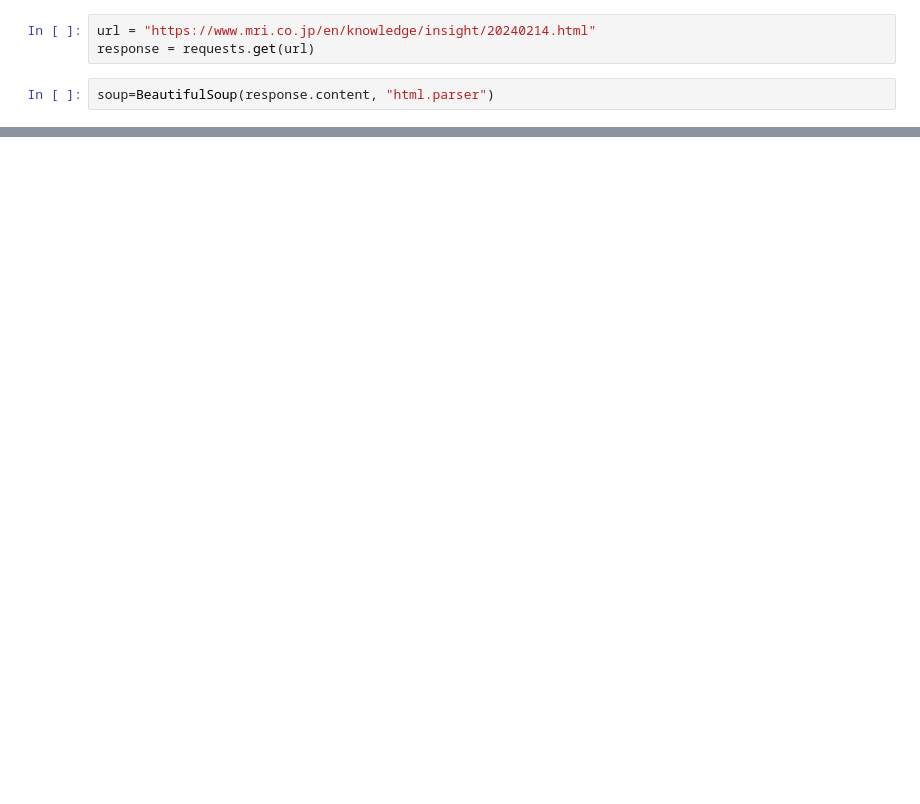
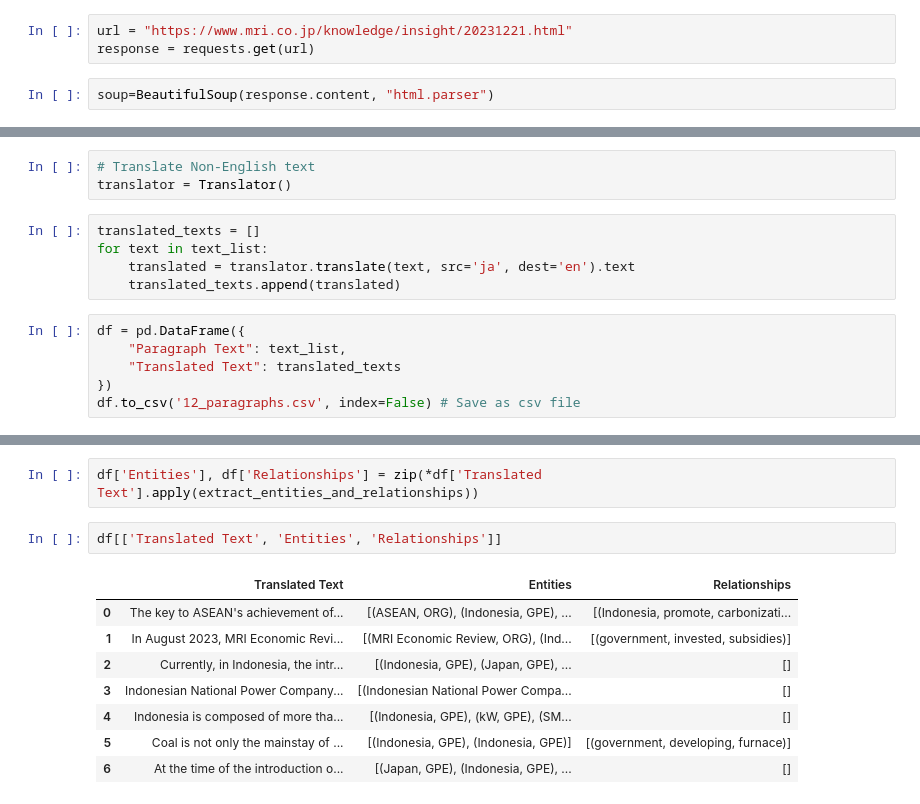
Before and after one commit to Tuandat10/Design-Innovation-Project, a Jupyter notebook: craw_data/Napat/article_12.ipynb, the cells around one changed output, grey strips where cells are left out. Saved outputs shown, nothing was run; the diff lists cells and outputs as text; blank space fills up the shorter version.

```diff
--- a/craw_data/Napat/article_12.ipynb
+++ b/craw_data/Napat/article_12.ipynb
@@ -5,7 +63,7 @@ import pandas as pd
 import spacy
 from spacy import displacy
 # %%
-url = "https://www.mri.co.jp/en/knowledge/insight/20240214.html"
+url = "https://www.mri.co.jp/knowledge/insight/20231221.html"
 response = requests.get(url)
 # %%
 soup=BeautifulSoup(response.content, "html.parser")
@@ -57,0 +100,14 @@ df
+# %%
+# Translate Non-English text
+translator = Translator()
+# %%
+translated_texts = []
+for text in text_list:
+    translated = translator.translate(text, src='ja', dest='en').text
+    translated_texts.append(translated)
+# %%
+df = pd.DataFrame({
+    "Paragraph Text": text_list,
+    "Translated Text": translated_texts
+})
+df.to_csv('12_paragraphs.csv', index=False) # Save as csv file
@@ -57,0 +147,13 @@ df
+# %%
+df['Entities'], df['Relationships'] = zip(*df['Translated Text'].apply(extract_entities_and_relationships))
+# %%
+df[['Translated Text', 'Entities', 'Relationships']]
+# %% [output]
+|  | Translated Text | Entities | Relationships |
+| 0 | The key to ASEAN's achievement of... | [(ASEAN, ORG), (Indonesia, GPE), ... | [(Indonesia, promote, carbonizati... |
+| 1 | In August 2023, MRI Economic Revi... | [(MRI Economic Review, ORG), (Ind... | [(government, invested, subsidies)] |
+| 2 | Currently, in Indonesia, the intr... | [(Indonesia, GPE), (Japan, GPE), ... | [] |
+| 3 | Indonesian National Power Company... | [(Indonesian National Power Compa... | [] |
+| 4 | Indonesia is composed of more tha... | [(Indonesia, GPE), (kW, GPE), (SM... | [] |
+| 5 | Coal is not only the mainstay of ... | [(Indonesia, GPE), (Indonesia, GPE)] | [(government, developing, furnace)] |
+| 6 | At the time of the introduction o... | [(Japan, GPE), (Indonesia, GPE), ... | [] |
```
Also changed, not shown: parts of 20 cells of this notebook, 6 other files.
